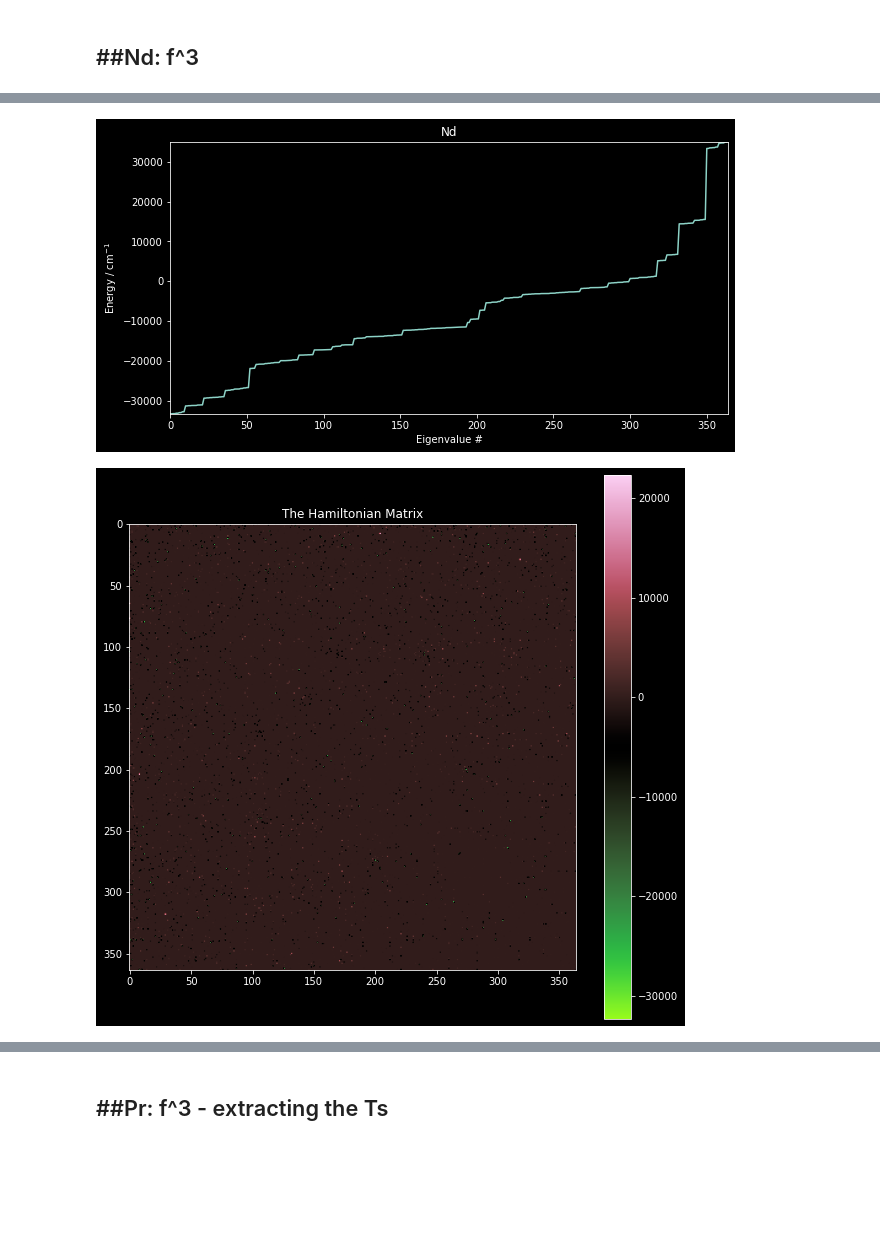
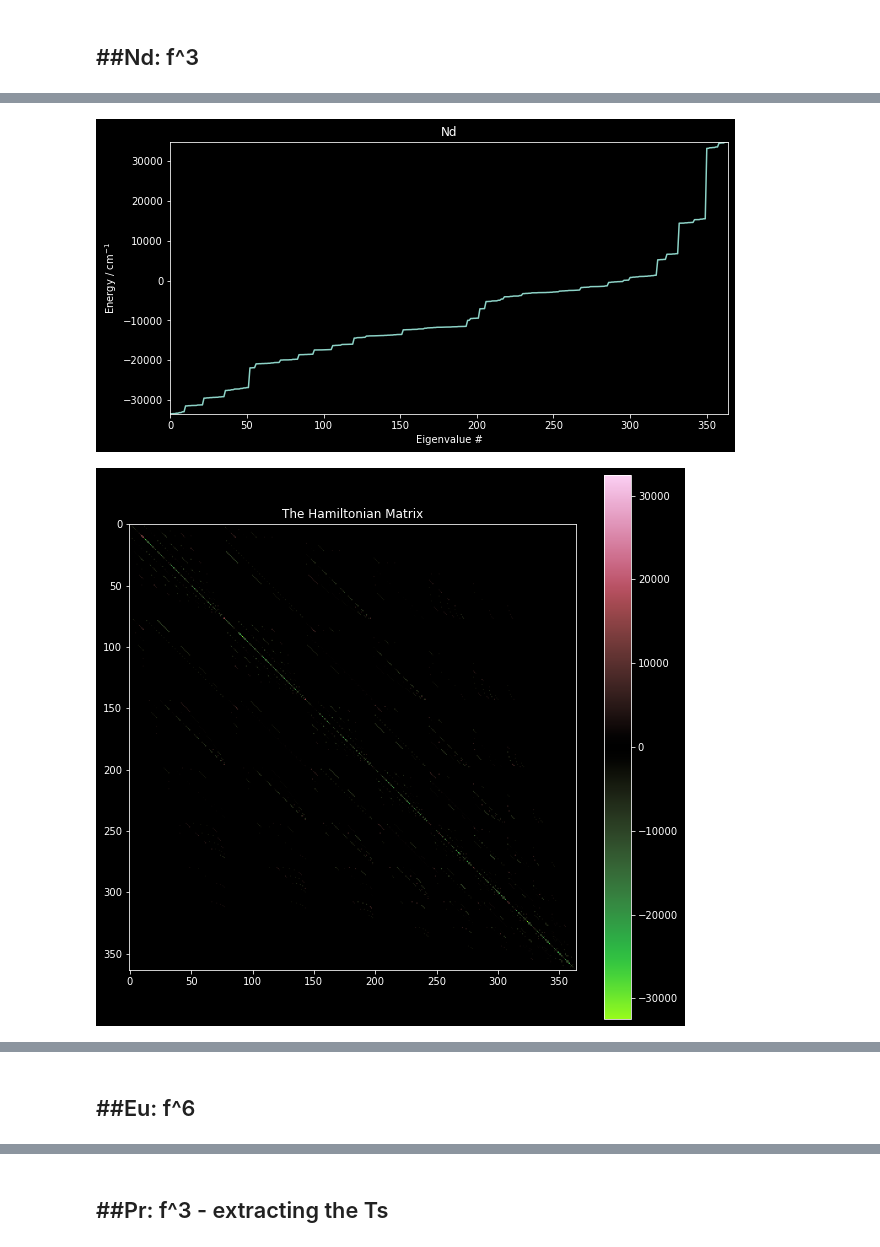
Before and after one commit to zia-lab/admz, a Jupyter notebook: admz.ipynb, the cells around one changed output, grey strips where cells are left out. Cells and saved outputs as stored; diff of their text form; code cells hidden in the pictures; blank space fills up the shorter version.

```diff
--- a/admz.ipynb
+++ b/admz.ipynb
@@ -8,6 +8,21 @@ import lanthanide as la
 import cmasher as cm
 from matplotlib import pyplot as plt
 from carnall import bill
+# %%
+def from_string_to_standard_Bqk(aDict):
+    newDict = {}
+    for k, v in aDict.items():
+        if not (k[0] == 'B'):
+            continue
+        newDict[(int(k[2]), int(k[1]))] = v
+    return newDict
+def from_dict_to_free_ion_params(aDict):
+    goodKeys = ['F2', 'F4', 'F6', 'zeta', 'alpha', 'beta', 'gamma','T2','T3','T4','T6','T7','T8']
+    newDict = {}
+    for k, v in aDict.items():
+        if k in goodKeys:
+            newDict[k] = v
+    return newDict
 # %% [markdown]
 ## ##Pr : f^2
 # %%
@@ -101,21 +116,6 @@ plt.show()
 [figure]
 # %% [markdown]
 ## ##Nd: f^3
-# %%
-def from_string_to_standard_Bqk(aDict):
-    newDict = {}
-    for k, v in aDict.items():
-        if not (k[0] == 'B'):
-            continue
-        newDict[(int(k[2]), int(k[1]))] = v
-    return newDict
-def from_dict_to_free_ion_params(aDict):
-    goodKeys = ['F2', 'F4', 'F6', 'zeta', 'alpha', 'beta', 'gamma']
-    newDict = {}
-    for k, v in aDict.items():
-        if k in goodKeys:
-            newDict[k] = v
-    return newDict
 # %%
 numE = 3
 make_symmetric = True
@@ -159,27 +162,32 @@ Saving eigenvalues ...
 # %%
 plt.figure(figsize=(10, 5))
 plt.plot(energies)
 plt.xlabel('Eigenvalue #')
 plt.ylabel('Energy / cm$^{-1}$')
 plt.xlim(0, len(energies))
 plt.ylim(min(energies), max(energies))
 plt.title(ln)
 plt.show()
+
 the_hamiltonian_matrix = la.load_gz_matrix('./f%d/matrix.gz' % numE, upper_triangular=True, assume_real=True)
 
+vmax = np.max(np.abs(the_hamiltonian_matrix))
+
 plt.figure(figsize=(10,10))
-plt.imshow(the_hamiltonian_matrix, cmap=cm.watermelon)
+plt.imshow(the_hamiltonian_matrix, vmin=-vmax, vmax=vmax, cmap=cm.watermelon)
 plt.colorbar()
 plt.title('The Hamiltonian Matrix')
 plt.show()
 
 the_eigenvectors= la.load_gz_matrix('./f%d/eigenfunctions.gz' % numE, assume_real=True).T
+vmax = np.max(np.abs(the_eigenvectors))
+
 plt.figure(figsize=(10,10))
-plt.imshow(the_eigenvectors, cmap=cm.watermelon)
+plt.imshow(the_eigenvectors, vmin=-vmax, vmax=vmax, cmap=cm.watermelon)
 plt.colorbar()
 plt.title('Eigenvectors (given as columns)')
 plt.show()
 # %% [output]
 [figure]
-[figure, old version]
+[figure, new version]
 [figure]
@@ -189,0 +194,2 @@ eigen_energies = eigen_energies - eigen_energies[0]
+# %% [markdown]
+## ##Eu: f^6
```
Also changed, not shown: parts of 8 cells of this notebook, 16 other files.
